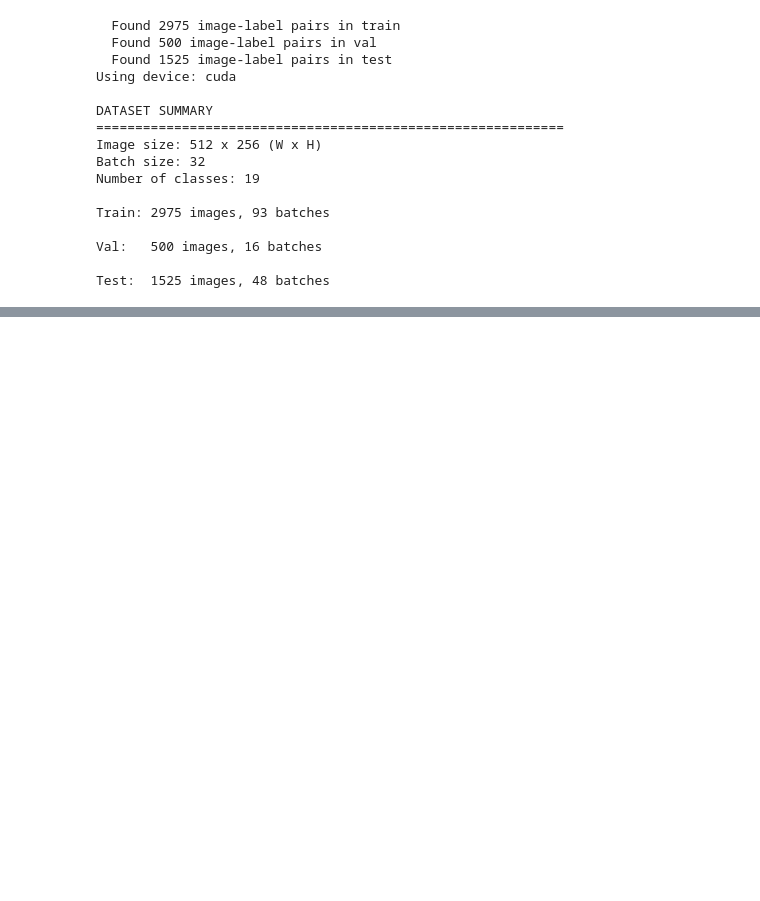
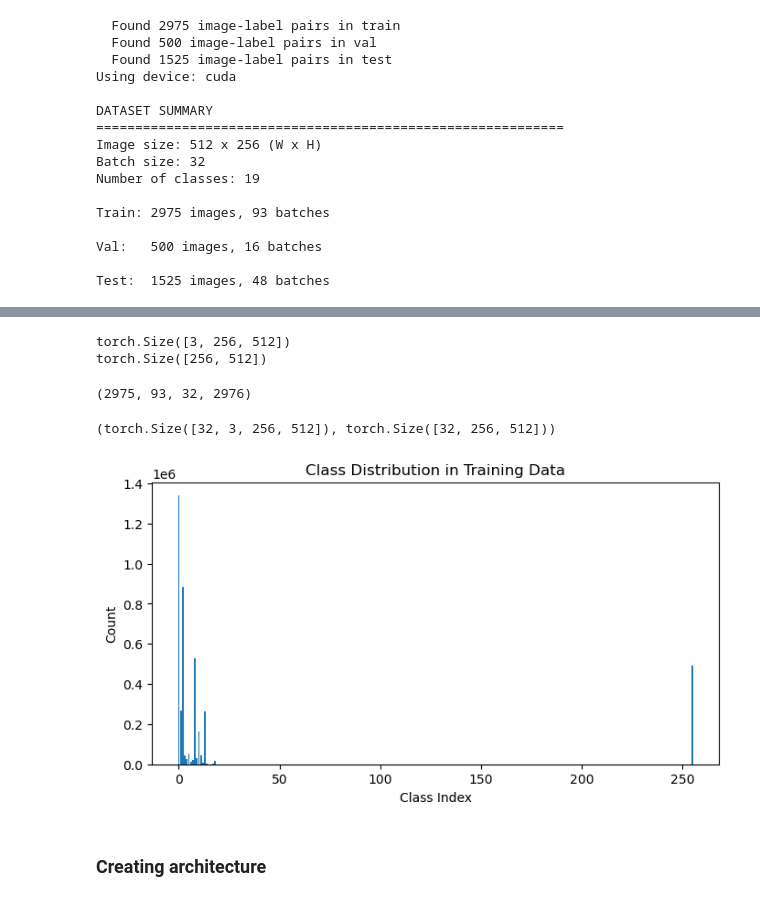
Before and after one commit to ioanstas/SemanticSegmentation, a Jupyter notebook: bouritsas.ipynb, the cells around one changed output, grey strips where cells are left out. Cells and saved outputs as stored; diff of their text form; code cells hidden in the pictures; blank space fills up the shorter version.

Commit message:
started the architecture

```diff
--- a/bouritsas.ipynb
+++ b/bouritsas.ipynb
@@ -431,3 +430,35 @@ Speedup: 1.95×
 # maybe i have to create a JointTransform class and apply before the dataset class
 # check if augmentations are needed in train set, can use albumentations and i can run twice with a logger for results to compare
 #
+# %%
+img, label = train_loader.dataset[0]
+print(img.shape)
+print(label.shape)
+# %% [output]
+torch.Size([3, 256, 512])
+torch.Size([256, 512])
+# %%
+len(train_dataset), len(train_loader), BATCH_SIZE, BATCH_SIZE * len(train_loader)
+# %% [output]
+(2975, 93, 32, 2976)
+# %%
+images, labels = next(iter(train_loader))
+images.shape, labels.shape
+# %% [output]
+(torch.Size([32, 3, 256, 512]), torch.Size([32, 256, 512]))
+# %%
+unique_labels, counts = torch.unique(labels, return_counts=True)
+
+unique_labels_np = unique_labels.cpu().numpy()
+counts_np = counts.cpu().numpy()
+
+plt.figure(figsize=(8, 4))
+plt.bar(unique_labels_np, counts_np)
+plt.xlabel('Class Index')
+plt.ylabel('Count')
+plt.title('Class Distribution in Training Data')
+plt.show()
+# %% [output]
+[figure, added]
+# %% [markdown]
+### Creating architecture
```
Also changed, not shown: parts of 7 cells of this notebook.
